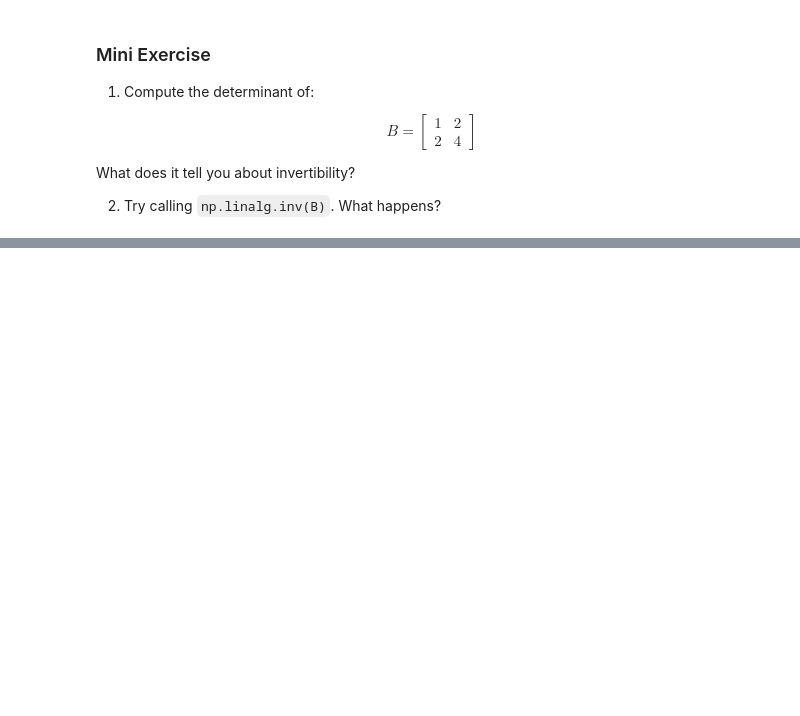
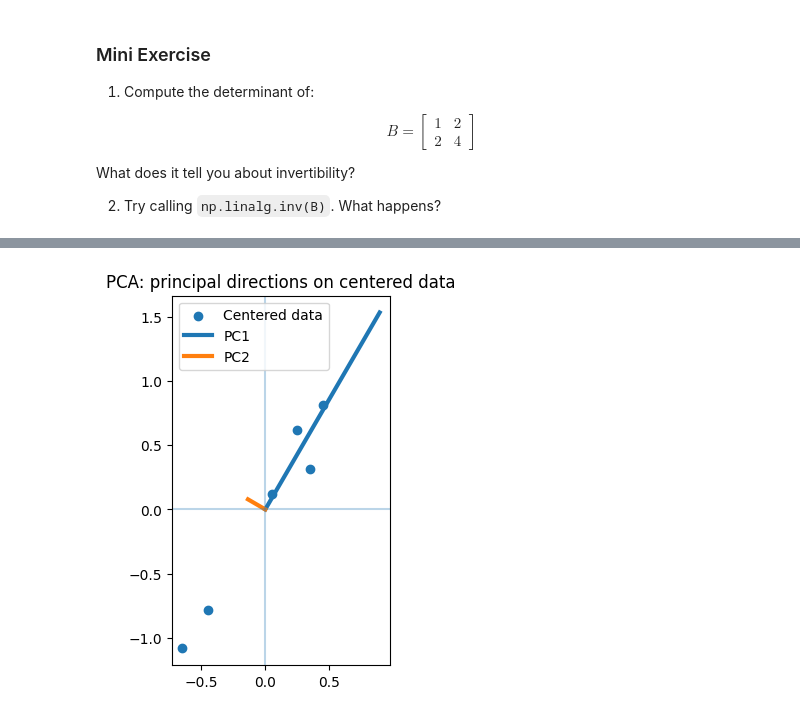
Before and after one commit to amygao226/CHE-1147, a Jupyter notebook: tutorials/tutorial_02_linear_algebra.ipynb, the cells around one changed output, grey strips where cells are left out. Saved outputs shown, nothing was run; the diff lists cells and outputs as text; code cells hidden in the pictures; blank space fills up the shorter version.

```diff
--- a/tutorials/tutorial_02_linear_algebra.ipynb
+++ b/tutorials/tutorial_02_linear_algebra.ipynb
@@ -427,0 +521,15 @@ What does it tell you about invertibility?
+# %%
+# Covariance matrix
+C = np.cov(Xc, rowvar=False)
+
+# Eigen-decomposition (symmetric): returns ascending eigenvalues
+eigvals, eigvecs = np.linalg.eigh(C)
+
+# Sort by descending eigenvalue
+idx = np.argsort(eigvals)[::-1]
+eigvals = eigvals[idx]
+eigvecs = eigvecs[:, idx]
+
+explained_var_ratio = eigvals / eigvals.sum()
+
+eigvals, explained_var_ratio, eigvecs
@@ -427,0 +567,19 @@ What does it tell you about invertibility?
+# %%
+import matplotlib.pyplot as plt
+
+plt.scatter(Xc[:,0], Xc[:,1], label="Centered data")
+origin = np.array([[0,0],[0,0]])
+
+# draw principal axes (scaled for display)
+scale = 2*np.sqrt(eigvals)
+axes = eigvecs * scale
+
+plt.plot( [0, axes[0,0]], [0, axes[1,0]], label="PC1", linewidth=3 )
+plt.plot( [0, axes[0,1]], [0, axes[1,1]], label="PC2", linewidth=3 )
+
+plt.axhline(0, alpha=0.3); plt.axvline(0, alpha=0.3)
+plt.gca().set_aspect('equal', 'box')
+plt.legend(); plt.title("PCA: principal directions on centered data")
+plt.show()
+# %% [output]
+[figure, added]
```
Also changed, not shown: parts of 10 cells of this notebook.
